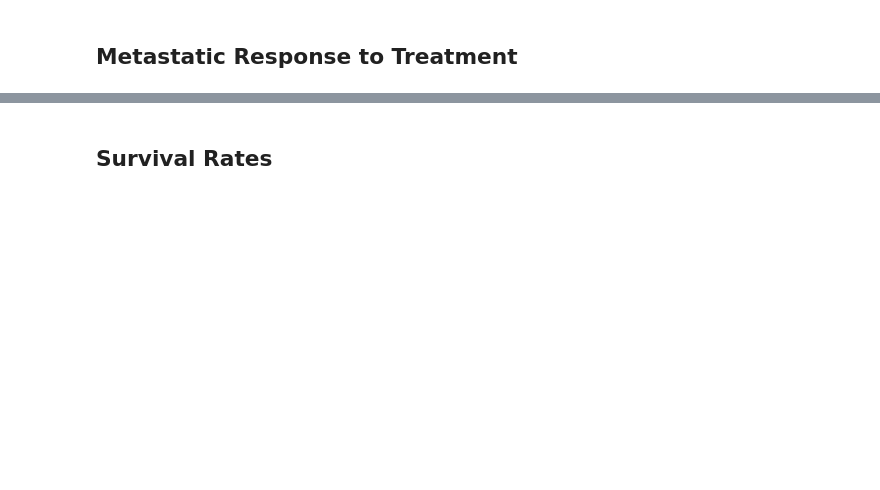
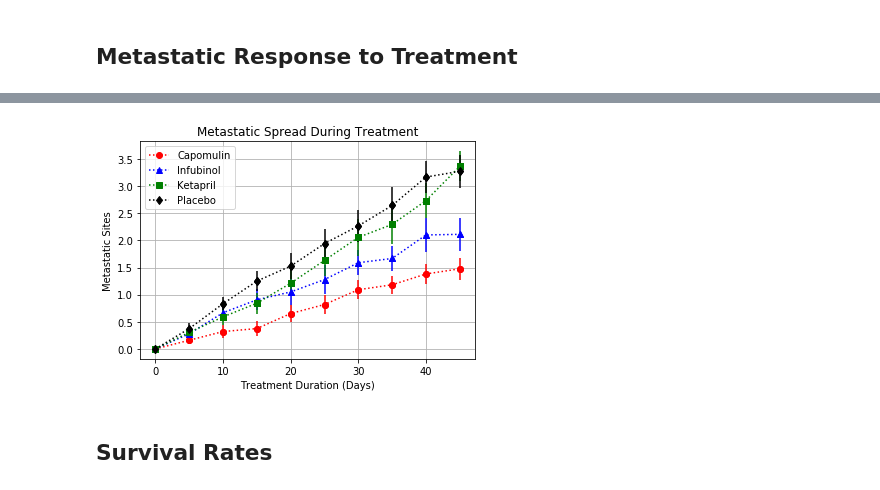
Before and after one commit to rfukamachi/data-homework, a Jupyter notebook: 05_MatPlotLib_Homework/pymaceuticals_starter.ipynb, the cells around one changed output, grey strips where cells are left out. Saved outputs shown, nothing was run; the diff lists cells and outputs as text; code cells hidden in the pictures; blank space fills up the shorter version.

```diff
--- a/05_MatPlotLib_Homework/pymaceuticals_starter.ipynb
+++ b/05_MatPlotLib_Homework/pymaceuticals_starter.ipynb
@@ -149,7 +145,12 @@ plt.show()
 ## Metastatic Response to Treatment
 # %%
 # Store the Mean Met. Site Data Grouped by Drug and Timepoint
-
 # Convert to DataFrame
+DrugMetsGrp_df = pd.DataFrame({
+    "Avg Mets Sites": combo_raw.groupby(["Drug", "Timepoint"]).mean()["Metastatic Sites"]
+}).reset_index()
 
 # Preview DataFrame
+# DrugMetsGrp_df.head()
+Display_DrugMets = DrugMetsGrp_df.groupby(["Drug", "Timepoint"])
+Display_DrugMets.mean().head()
@@ -165,6 +165,10 @@ plt.show()
 # %%
 # Store the Standard Error associated with Met. Sites Grouped by Drug and Timepoint
-
 # Convert to DataFrame
+SemDrugMetsGrp_df = pd.DataFrame({
+    "SEM Mets Sites" : combo_raw.groupby(["Drug", "Timepoint"]).sem()["Metastatic Sites"]
+}).reset_index()
 
 # Preview DataFrame
+Display_SEMDrugMets = SemDrugMetsGrp_df.groupby(["Drug", "Timepoint"])
+Display_SEMDrugMets.mean().head()
@@ -180,4 +183,6 @@ plt.show()
 # %%
-# Minor Data Munging to Re-Format the Data Frames
+# # Minor Data Munging to Re-Format the Data Frames
+AvgMetsSitesPivot = DrugMetsGrp_df.pivot(index = 'Timepoint' , columns = 'Drug', values = 'Avg Mets Sites')
 
 # Preview that Reformatting worked
+AvgMetsSitesPivot
@@ -202,3 +202,45 @@ plt.show()
+# %%
+# Pivot the SEM table:
+SEMDrugMetsPivot = SemDrugMetsGrp_df.pivot(index = 'Timepoint' , columns = 'Drug', values = 'SEM Mets Sites')
+SEMDrugMetsPivot
+
+# Generate the Plot (with Error Bars)
+fig2, ax2 = plt.subplots()
+
+# Define x axis:
+x_axis2 = np.arange(0, max(combo_raw["Timepoint"])+1, 5)
+x_axis2
+
+
+DrugList = pd.DataFrame({
+    'Drug': ['Capomulin', 'Infubinol', 'Ketapril', 'Placebo'],
+    'fmt': ['o', '^', 's', 'd'],
+    'color': ['red', 'blue', 'green', 'black']
+})
+# DrugList
+
+for index, row in DrugList.iterrows():
+    means2 = AvgMetsSitesPivot[row['Drug']]
+    standard_errors2 = SEMDrugMetsPivot[row['Drug']]
+    ax2.errorbar(x_axis2, means2, standard_errors2, fmt = row['fmt'], color = row['color'])
+    ax2.plot(x_axis2, AvgMetsSitesPivot[row['Drug']], row['fmt'] + ':', color = row['color'], label = row['Drug'])
+
+
+
+ax2.set_xlabel("Treatment Duration (Days)")
+ax2.set_ylabel("Metastatic Sites")
+ax2.set_title("Metastatic Spread During Treatment")
+plt.legend(loc = "upper left", fancybox = True)
+plt.grid()
+
+
+# Save the Figure
+MetSitesToTxChart = fig
+
+# Show the Figure
+MetSitesToTxChart.show()
+# %% [output]
+[figure, added]
 # %% [markdown]
 ## Survival Rates
 # %%
```
Also changed, not shown: parts of 15 cells of this notebook.
